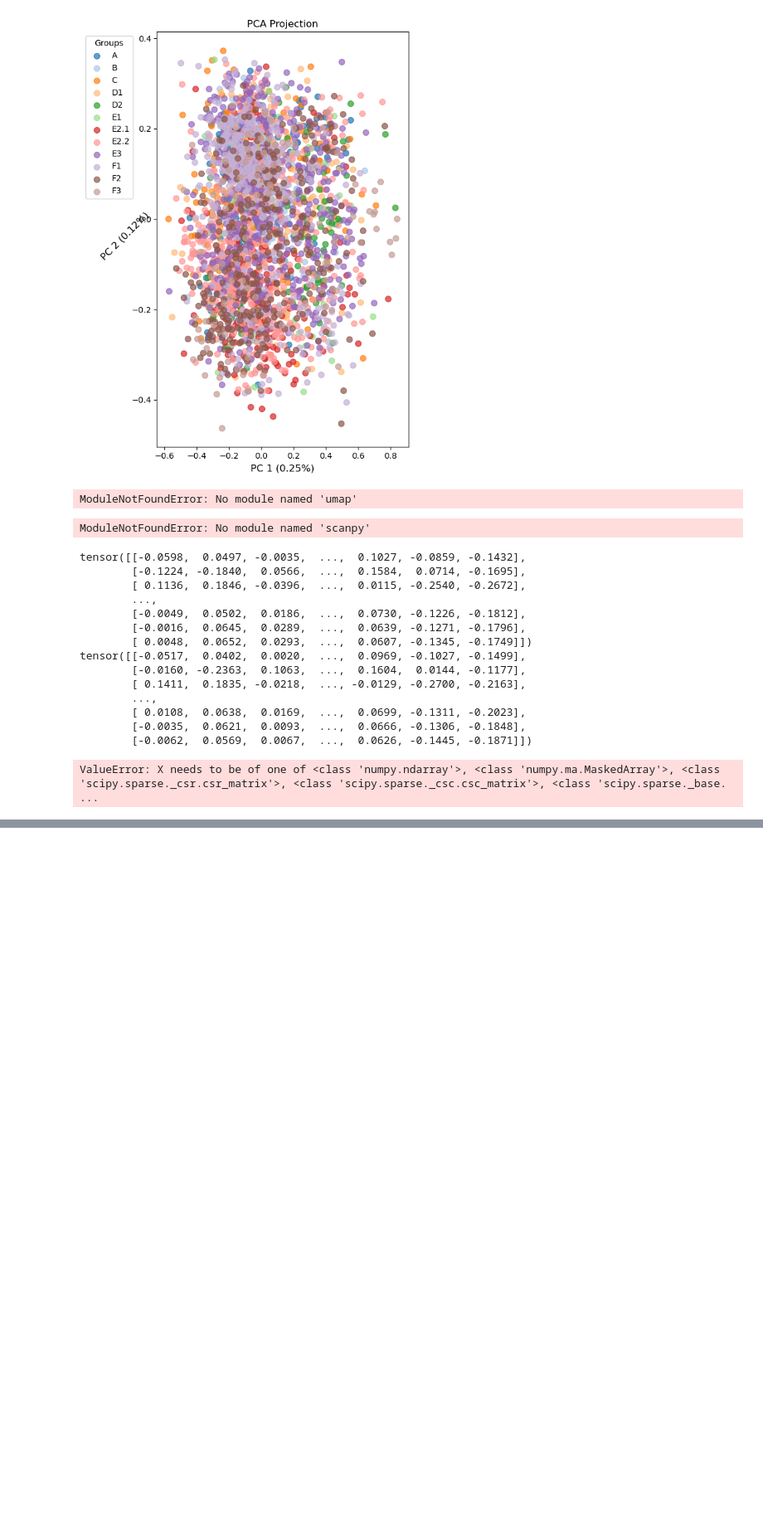
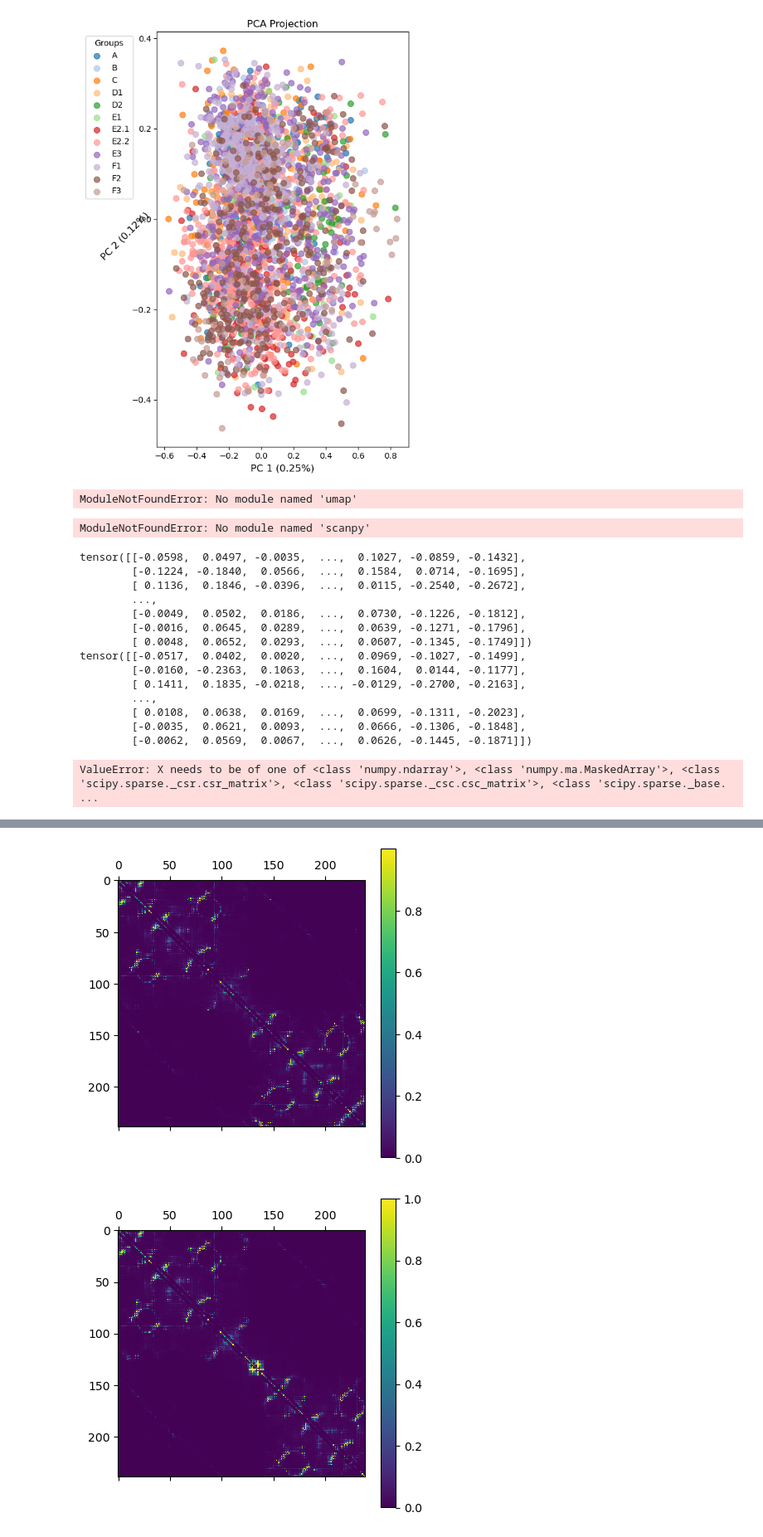
Before and after one commit to JonasBlomquist/AI4ProtEng_AIntibody, a Jupyter notebook: notebooks/representation.ipynb, the cells around one changed output, grey strips where cells are left out. Shown at 83% size. Drawn from its saved outputs; the diff is of its cells as text; code cells hidden in the pictures; blank space fills up the shorter version.

```diff
--- a/notebooks/representation.ipynb
+++ b/notebooks/representation.ipynb
@@ -39,6 +37,14 @@ display(data)
 | BD55-6729 | F1 | SARS convalescents | >10 | >10 | >10 | >10 | >10 | >10 | >10 | ... |
 | BD55-6730 | E3 | SARS convalescents | >10 | >10 | >10 | >10 | >10 | >10 | >10 | ... |
 3051 rows × 19 columns
+# %%
+# Extract the sequencces
+heavy_sequences = list(data['Heavy chain AA'])
+light_sequences = list(data['Light chain AA'])
+
+# Calculate lengths
+heavy_sequence_lengths = [len(seq) for seq in heavy_sequences]
+light_sequence_lengths = [len(seq) for seq in light_sequences]
 # %%
 with open('../data/interim/embed_EMS_150M_together', 'rb') as f:
     esm_output = pickle.load(f)
@@ -233,0 +278,37 @@ plt.tight_layout()  # Adjust layout to fit the rotated label
+# %%
+# Get number of proteins in the data
+protein_num = int(data.shape[0])
+
+
+def plot_concetc(data_esm2):
+        # Extract representations
+        last_layer = list(data_esm2['representations'].keys())[0]
+        representations = data_esm2['representations'][last_layer]
+        contacts = data_esm2['contacts']
+
+        # Define empty lists
+        representations_list = []
+        contacts_list = []
+
+
+        for index in range(protein_num):
+
+                # Remove the zero padding, start, stop tokens, connecting token for the representations
+                representation = representations[index, 1:heavy_sequence_lengths[index]+light_sequence_lengths[index]+2]
+                representation = torch.cat((representation[:heavy_sequence_lengths[index]], representation[heavy_sequence_lengths[index]+1:]))
+                representations_list.append(representation)
+
+                # Remove start, stop tokens and connecting token for the representations
+                contact = contacts[index, :heavy_sequence_lengths[index]+light_sequence_lengths[index]+1, :heavy_sequence_lengths[index]+light_sequence_lengths[index]+1]
+                contact = np.delete(contact, heavy_sequence_lengths[index], axis=0)
+                contact = np.delete(contact, heavy_sequence_lengths[index], axis=1)
+                contacts_list.append(contact)
+        plt.matshow(contacts_list[0])
+        plt.colorbar()
+        return plt.show()
+# %%
+for data in ems_data:
+    plot_concetc(data)
+# %% [output]
+[figure, added]
+[figure, added]
```
Also changed, not shown: parts of 4 cells of this notebook, 2 other files.
